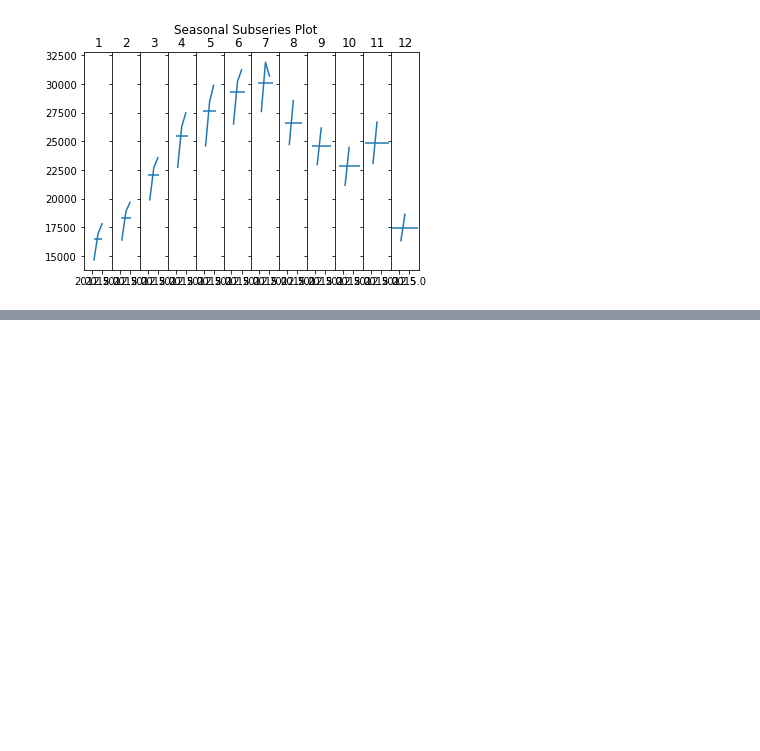
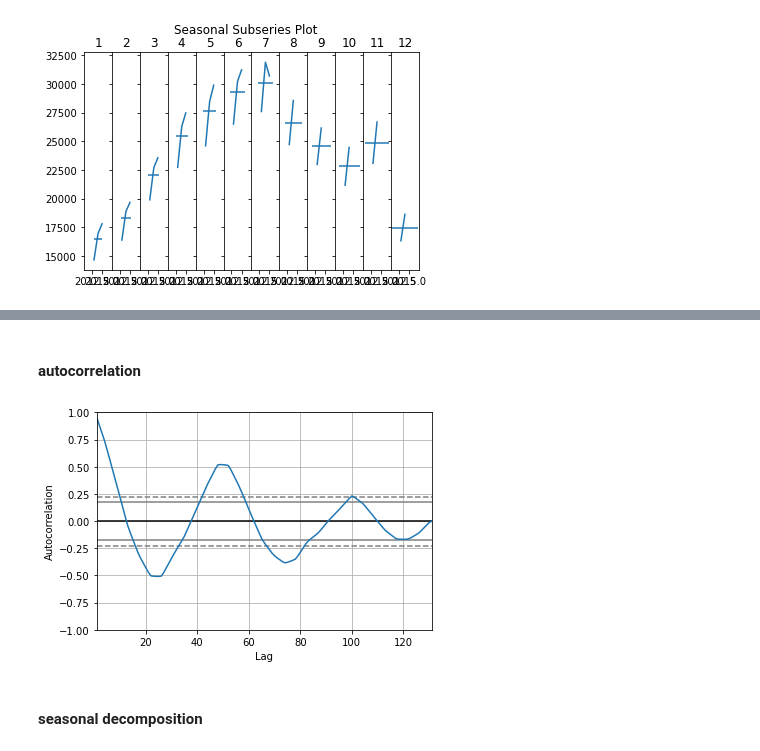
Before and after one commit to bensmith07/time-series-exercises, a Jupyter notebook: explore_notebook.ipynb, the cells around one changed output, grey strips where cells are left out. Drawn from its saved outputs; the diff is of its cells as text; code cells hidden in the pictures; blank space fills up the shorter version.

```diff
--- a/explore_notebook.ipynb
+++ b/explore_notebook.ipynb
@@ -170,0 +194,9 @@ for col in train.columns:
+# %% [markdown]
+#### autocorrelation
+# %%
+pd.plotting.autocorrelation_plot(train[target].resample('W').mean())
+plt.show()
+# %% [output]
+[figure, added]
+# %% [markdown]
+#### seasonal decomposition
```
Also changed, not shown: parts of 12 cells of this notebook.
